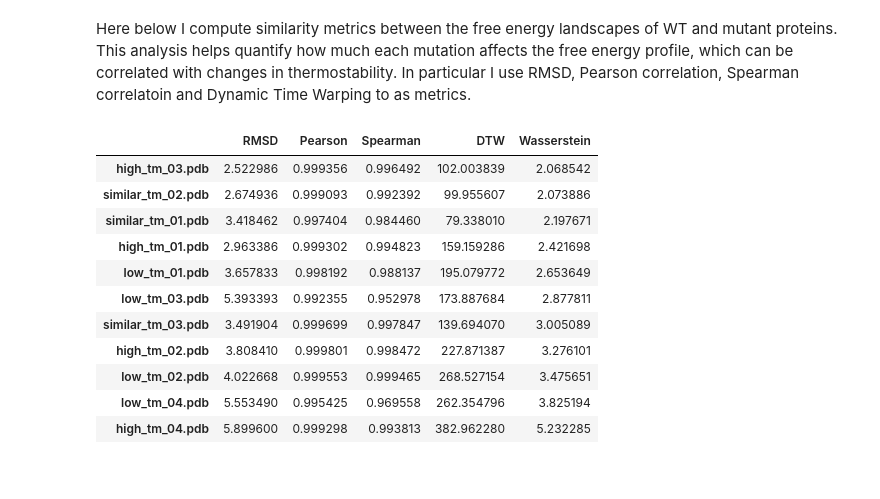
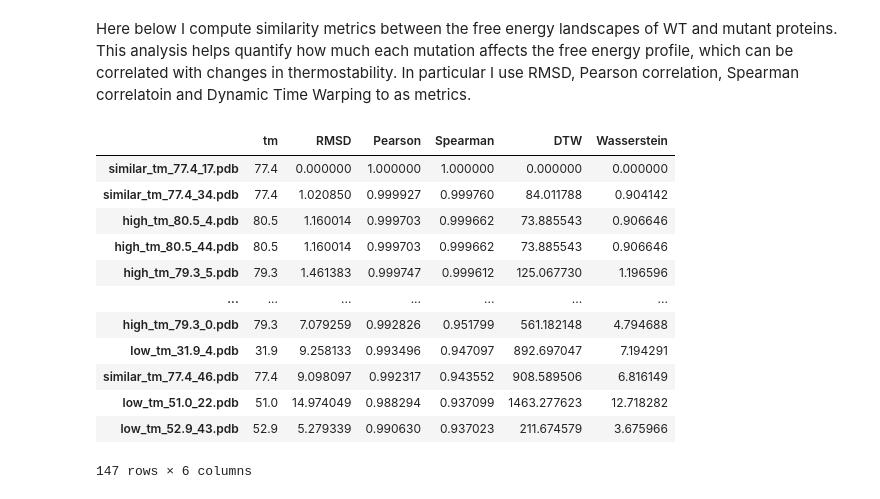
Before and after one commit to aleromualdi/WSME-ts, a Jupyter notebook: single-point-mutants.ipynb, the cells around one changed output. Saved outputs shown, nothing was run; the diff lists cells and outputs as text; code cells hidden in the pictures.

```diff
--- a/single-point-mutants.ipynb
+++ b/single-point-mutants.ipynb
@@ -88,10 +88,11 @@ The rise in free energy at high Q must be due to entropy loss (as Q approaches 1
 Here below, I compute the free energy for the W and single-point mutant proteins from the Novozymes dataset and store the results in memory. Since these proteins are longer than BdpA and I am running the analysis on a laptop with limited computational power, I used the SSA mode to calculate their free-energy landscapes. This, however, generally results in lower computational cost but may lead to reduced accuracy in capturing folding cooperativity and intermediate states compared to the DSA mode. Despite this trade-off, SSA may still provide a reliable approximation of the free-energy landscapes, allowing for comparison of the thermostability of WT and mutant proteins.
 # %%
 import os
-
+import numpy as np
+from tqdm import tqdm
 
 # Define constants
-DATA_DIR = 'data'
+DATA_DIR = 'data/predicted'
 TEMP = 300
 CUTOFF = 6.0
 ENTROPY_PENALTY = -4.5 / 1000
@@ -100,11 +101,11 @@ CONTACT_ENERGY = -1.0
 
 free_energy_data = {}
 
-for fname in ["wt.pdb", "low_tm_01.pdb", "low_tm_02.pdb", "low_tm_03.pdb", "low_tm_04.pdb",
-              "high_tm_01.pdb", "high_tm_02.pdb", "high_tm_03.pdb", "high_tm_04.pdb",
-              "similar_tm_01.pdb", "similar_tm_02.pdb", "similar_tm_03.pdb"]:
+for fname in tqdm(os.listdir('data/predicted/')):
 
-    print(f'Processing {fname}...')
+    tm = fname.split('_')[-1]
+
+    # print(f'Processing {fname}...')
     fpath = os.path.join(DATA_DIR, fname)
 
     parser = PDB.PDBParser(QUIET=True)
@@ -113,10 +114,14 @@ for fname in ["wt.pdb", "low_tm_01.pdb", "low_tm_02.pdb", "low_tm_03.pdb", "low_
     coords, residues = extract_C_alpha(structure)
     contact_map = compute_contact_map(coords, cutoff=CUTOFF)
 
-    Z_Q = compute_partition_function_Q_DSA(contact_map, entropy_penalty=-4./1000, contact_energy = -1.)
+    Z_Q = compute_partition_function_Q_DSA(contact_map, entropy_penalty=-4./1000, contact_energy=-1.)
     Q, F = compute_free_energy(Z_Q, temperature=310)
 
     free_energy_data[fname] = {
+        "tm": tm,
         "Q_values": Q,
         "F_values": F
     }
+
+# DAVE DATA
+np.savez("output/free_energy_data_new_dsa.npz", **free_energy_data)
@@ -141,12 +128,8 @@ Processing i=20
 # %%
 import numpy as np
 
-# DAVE DATA
-# np.savez("output/free_energy_data.npz", **free_energy_data)
-# print("Saved free energy data to free_energy_data.npz")
-
 # LOAD DATA
-loaded_data = np.load("output/free_energy_data.npz", allow_pickle=True)
+loaded_data = np.load("output/free_energy_data_new.npz", allow_pickle=True)
 loaded_keys = list(loaded_data.keys())
 
 free_energy_data = {}
@@ -195,43 +172,48 @@ wt_F = free_energy_data["wt.pdb"]["F_values"]
 
 for fname, data in free_energy_data.items():
     if fname == "wt.pdb":
         continue  # Skip wild-type
 
+
     mutant_Q = data["Q_values"]
     mutant_F = data["F_values"]
+
+    tm = fname.split('_')[-2]
 
     # Ensure arrays have the same length by interpolating mutant_F to match WT Q-values
     mutant_F_interp = np.interp(wt_Q, mutant_Q, mutant_F)
 
     # Compute similarity metrics
     rmsd = compute_rmsd(wt_F, mutant_F_interp)
     pearson_corr = compute_pearson(wt_F, mutant_F_interp)
     spearman_corr = compute_spearman(wt_F, mutant_F_interp)
     dtw_distance = compute_dtw(wt_F, mutant_F_interp)
     wasserstein_dist = wasserstein_distance(wt_F, mutant_F_interp)
 
     similarity_results[fname] = {
+        "tm": tm,
         "RMSD": rmsd,
         "Pearson": pearson_corr,
         "Spearman": spearman_corr,
         "DTW": dtw_distance,
         "Wasserstein": wasserstein_dist  # Added Wasserstein Distance
     }
 
 df_similarity = pd.DataFrame.from_dict(similarity_results, orient="index")
-df_similarity_sorted = df_similarity.sort_values("Wasserstein", ascending=True)
+df_similarity_sorted = df_similarity.sort_values("Spearman", ascending=False)
 
 df_similarity_sorted
 # %% [output]
-|  | RMSD | Pearson | Spearman | DTW | Wasserstein |
-| high_tm_03.pdb | 2.522986 | 0.999356 | 0.996492 | 102.003839 | 2.068542 |
-| similar_tm_02.pdb | 2.674936 | 0.999093 | 0.992392 | 99.955607 | 2.073886 |
-| similar_tm_01.pdb | 3.418462 | 0.997404 | 0.984460 | 79.338010 | 2.197671 |
-| high_tm_01.pdb | 2.963386 | 0.999302 | 0.994823 | 159.159286 | 2.421698 |
-| low_tm_01.pdb | 3.657833 | 0.998192 | 0.988137 | 195.079772 | 2.653649 |
-| low_tm_03.pdb | 5.393393 | 0.992355 | 0.952978 | 173.887684 | 2.877811 |
-| similar_tm_03.pdb | 3.491904 | 0.999699 | 0.997847 | 139.694070 | 3.005089 |
-| high_tm_02.pdb | 3.808410 | 0.999801 | 0.998472 | 227.871387 | 3.276101 |
-| low_tm_02.pdb | 4.022668 | 0.999553 | 0.999465 | 268.527154 | 3.475651 |
-| low_tm_04.pdb | 5.553490 | 0.995425 | 0.969558 | 262.354796 | 3.825194 |
-| high_tm_04.pdb | 5.899600 | 0.999298 | 0.993813 | 382.962280 | 5.232285 |
+|  | tm | RMSD | Pearson | Spearman | DTW | Wasserstein |
+| similar_tm_77.4_17.pdb | 77.4 | 0.000000 | 1.000000 | 1.000000 | 0.000000 | 0.000000 |
+| similar_tm_77.4_34.pdb | 77.4 | 1.020850 | 0.999927 | 0.999760 | 84.011788 | 0.904142 |
+| high_tm_80.5_4.pdb | 80.5 | 1.160014 | 0.999703 | 0.999662 | 73.885543 | 0.906646 |
+| high_tm_80.5_44.pdb | 80.5 | 1.160014 | 0.999703 | 0.999662 | 73.885543 | 0.906646 |
+| high_tm_79.3_5.pdb | 79.3 | 1.461383 | 0.999747 | 0.999612 | 125.067730 | 1.196596 |
+| ... | ... | ... | ... | ... | ... | ... |
+| high_tm_79.3_0.pdb | 79.3 | 7.079259 | 0.992826 | 0.951799 | 561.182148 | 4.794688 |
+| low_tm_31.9_4.pdb | 31.9 | 9.258133 | 0.993496 | 0.947097 | 892.697047 | 7.194291 |
+| similar_tm_77.4_46.pdb | 77.4 | 9.098097 | 0.992317 | 0.943552 | 908.589506 | 6.816149 |
+| low_tm_51.0_22.pdb | 51.0 | 14.974049 | 0.988294 | 0.937099 | 1463.277623 | 12.718282 |
+| low_tm_52.9_43.pdb | 52.9 | 5.279339 | 0.990630 | 0.937023 | 211.674579 | 3.675966 |
+147 rows × 6 columns
```
Also changed, not shown: parts of 8 cells of this notebook, 2 other files.
